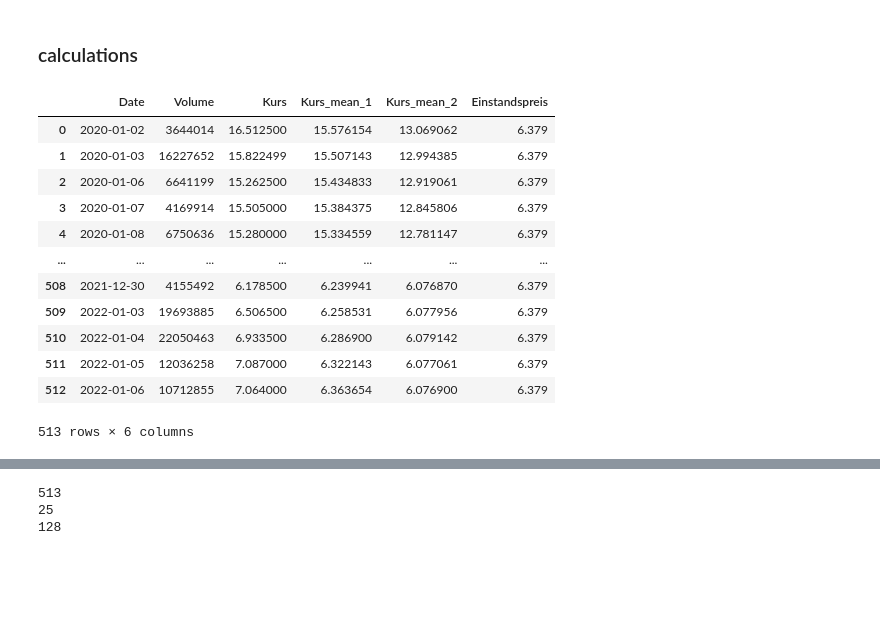
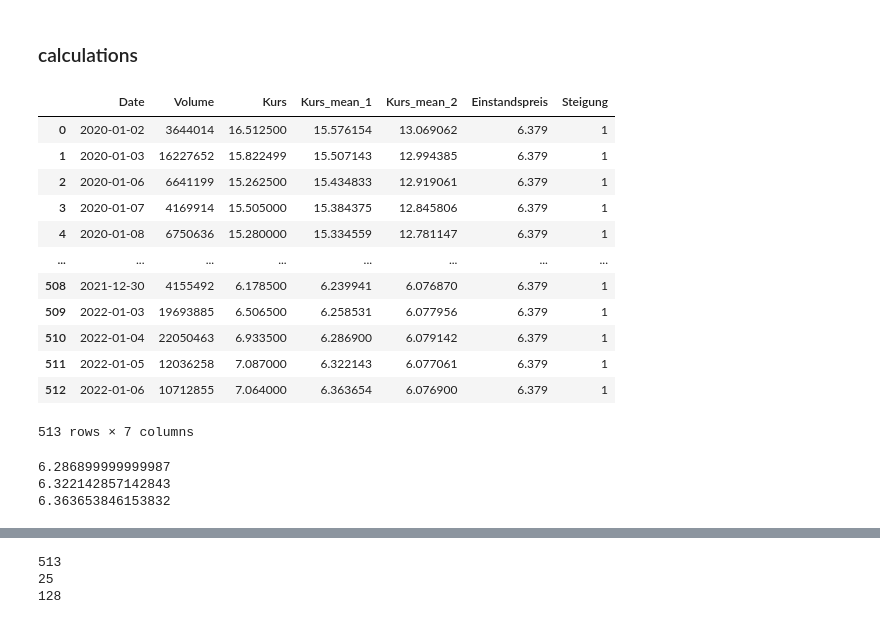
Before and after one commit to GarunWindtotem/Aktien, a Jupyter notebook: Query-Yahoo.ipynb, the cells around one changed output, grey strips where cells are left out. Cells and saved outputs as stored; diff of their text form; code cells hidden in the pictures; blank space fills up the shorter version.

```diff
--- a/Query-Yahoo.ipynb
+++ b/Query-Yahoo.ipynb
@@ -52,23 +52,41 @@ df = pd.read_csv(query_string)
 # %%
 df['Kurs'] = (1/2)*( df["Low"]+df["High"] )
 df['Kurs_mean_1'] = df['Kurs'].rolling(window=rolling_window1, min_periods=1, center=True).mean()
 df['Kurs_mean_2'] = df['Kurs'].rolling(window=rolling_window2, min_periods=1, center=True).mean()
 
 df['Einstandspreis'] = 6.379
 
+df["Steigung"] = 1
+
+
+
+
 df = df.drop(columns=['Open', 'High', 'Low', 'Close', 'Adj Close'])
 df
 # %% [output]
-|  | Date | Volume | Kurs | Kurs_mean_1 | Kurs_mean_2 | Einstandspreis |
-| 0 | 2020-01-02 | 3644014 | 16.512500 | 15.576154 | 13.069062 | 6.379 |
-| 1 | 2020-01-03 | 16227652 | 15.822499 | 15.507143 | 12.994385 | 6.379 |
-| 2 | 2020-01-06 | 6641199 | 15.262500 | 15.434833 | 12.919061 | 6.379 |
-| 3 | 2020-01-07 | 4169914 | 15.505000 | 15.384375 | 12.845806 | 6.379 |
-| 4 | 2020-01-08 | 6750636 | 15.280000 | 15.334559 | 12.781147 | 6.379 |
-| ... | ... | ... | ... | ... | ... | ... |
-| 508 | 2021-12-30 | 4155492 | 6.178500 | 6.239941 | 6.076870 | 6.379 |
-| 509 | 2022-01-03 | 19693885 | 6.506500 | 6.258531 | 6.077956 | 6.379 |
-| 510 | 2022-01-04 | 22050463 | 6.933500 | 6.286900 | 6.079142 | 6.379 |
-| 511 | 2022-01-05 | 12036258 | 7.087000 | 6.322143 | 6.077061 | 6.379 |
-| 512 | 2022-01-06 | 10712855 | 7.064000 | 6.363654 | 6.076900 | 6.379 |
+|  | Date | Volume | Kurs | Kurs_mean_1 | Kurs_mean_2 | Einstandspreis | Steigung |
+| 0 | 2020-01-02 | 3644014 | 16.512500 | 15.576154 | 13.069062 | 6.379 | 1 |
+| 1 | 2020-01-03 | 16227652 | 15.822499 | 15.507143 | 12.994385 | 6.379 | 1 |
+| 2 | 2020-01-06 | 6641199 | 15.262500 | 15.434833 | 12.919061 | 6.379 | 1 |
+| 3 | 2020-01-07 | 4169914 | 15.505000 | 15.384375 | 12.845806 | 6.379 | 1 |
+| 4 | 2020-01-08 | 6750636 | 15.280000 | 15.334559 | 12.781147 | 6.379 | 1 |
+| ... | ... | ... | ... | ... | ... | ... | ... |
+| 508 | 2021-12-30 | 4155492 | 6.178500 | 6.239941 | 6.076870 | 6.379 | 1 |
+| 509 | 2022-01-03 | 19693885 | 6.506500 | 6.258531 | 6.077956 | 6.379 | 1 |
+| 510 | 2022-01-04 | 22050463 | 6.933500 | 6.286900 | 6.079142 | 6.379 | 1 |
+| 511 | 2022-01-05 | 12036258 | 7.087000 | 6.322143 | 6.077061 | 6.379 | 1 |
+| 512 | 2022-01-06 | 10712855 | 7.064000 | 6.363654 | 6.076900 | 6.379 | 1 |
-513 rows × 6 columns
+513 rows × 7 columns
+# %%
+a = df["Kurs_mean_1"].iloc[-3]
+print(a)
+
+a = df["Kurs_mean_1"].iloc[-2]
+print(a)
+
+a = df["Kurs_mean_1"].iloc[-1]
+print(a)
+# %% [output]
+6.286899999999987
+6.322142857142843
+6.363653846153832
```
Also changed, not shown: parts of 6 cells of this notebook, 1 other file.
